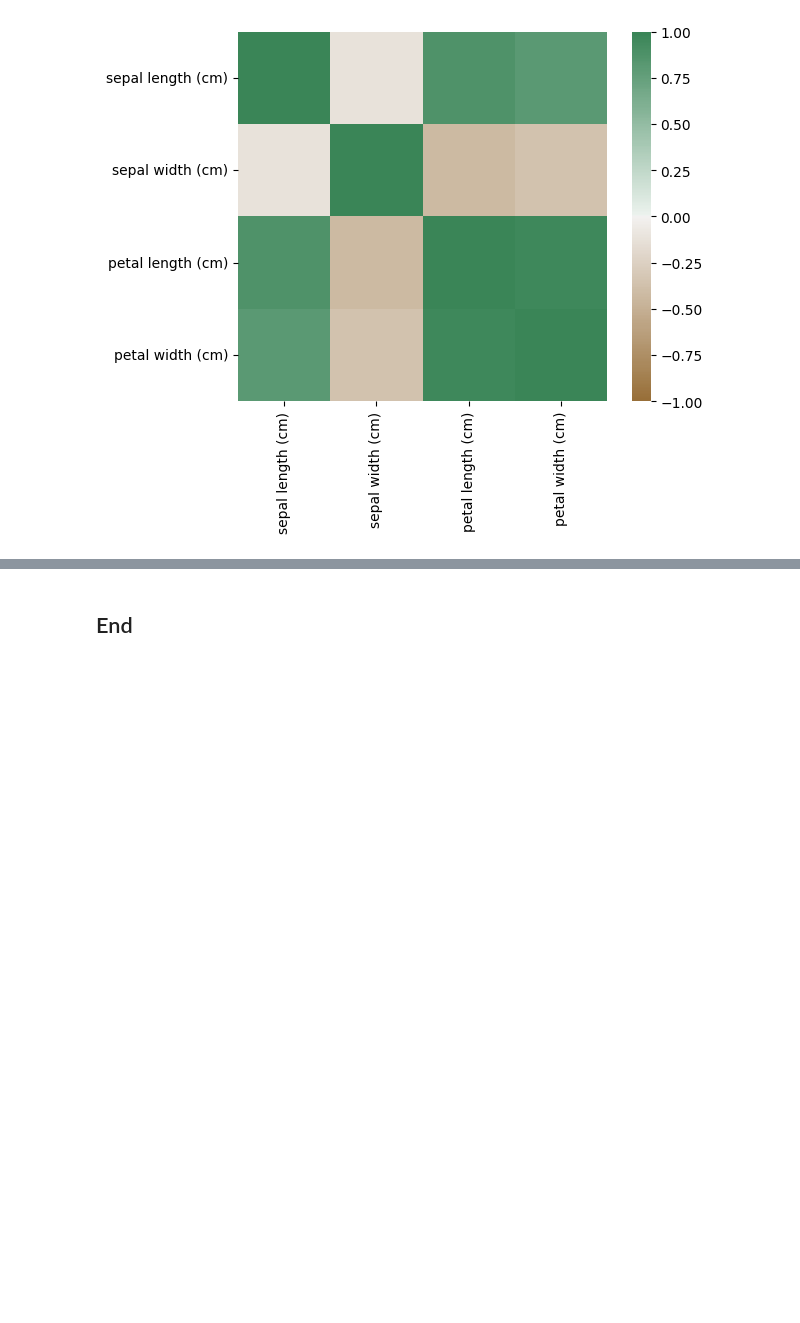
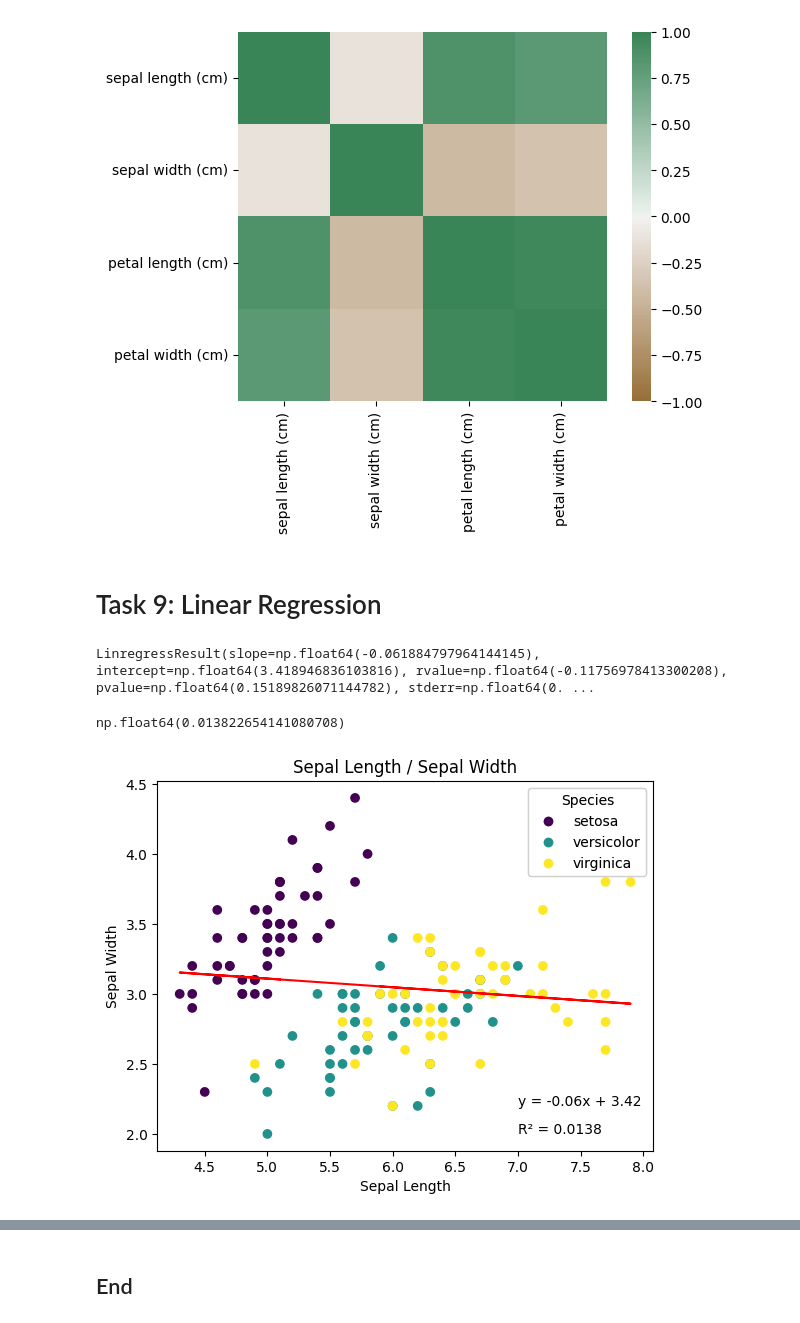
Before and after one commit to danielfinnerty/principles_of_data_analytics, a Jupyter notebook: tasks.ipynb, the cells around one changed output, grey strips where cells are left out. Cells and saved outputs as stored; diff of their text form; code cells hidden in the pictures; blank space fills up the shorter version.

Commit message:
Added initial code for task 9 & 10

```diff
--- a/tasks.ipynb
+++ b/tasks.ipynb
@@ -312,3 +315,42 @@ axis_corr = sns.heatmap(correl, vmin=-1, vmax=1, center=0, cmap=sns.diverging_pa
 plt.show()
 # %% [output]
 [figure]
+# %% [markdown]
+# Task 9: Linear Regression
+# %%
+fit = sp.stats.linregress(x, y)
+
+fit
+# %% [output]
+LinregressResult(slope=np.float64(-0.061884797964144145), intercept=np.float64(3.418946836103816), rvalue=np.float64(-0.11756978413300208), pvalue=np.float64(0.15189826071144782), stderr=np.float64(0. ...
+# %%
+rval = fit.rvalue**2
+
+rval
+# %% [output]
+np.float64(0.013822654141080708)
+# %%
+# duplicate code from scatter plot creation in task 6
+m, c = np.polyfit(x, y, 1)
+
+fig, ax = plt.subplots()
+
+ax.scatter(x, y, c = iris.target)
+
+# Setting plot title and axis labels.
+ax.set_title('Sepal Length / Sepal Width')
+ax.set_xlabel('Sepal Length')
+ax.set_ylabel('Sepal Width')
+
+first_legend = ax.legend(scatter.legend_elements()[0], iris.target_names, title = 'Species')
+
+regline, = ax.plot(x, m * x + c, color = "red")
+
+ax.add_artist(first_legend)
+
+ax.text(7, 2.2, f'y = {m:.2f}x + {c:.2f}')
+
+# Add R² value to plot
+ax.text(7, 2, f'R² = {rval:.4f}');
+# %% [output]
+[figure, added]
```
Also changed, not shown: parts of 3 cells of this notebook.
